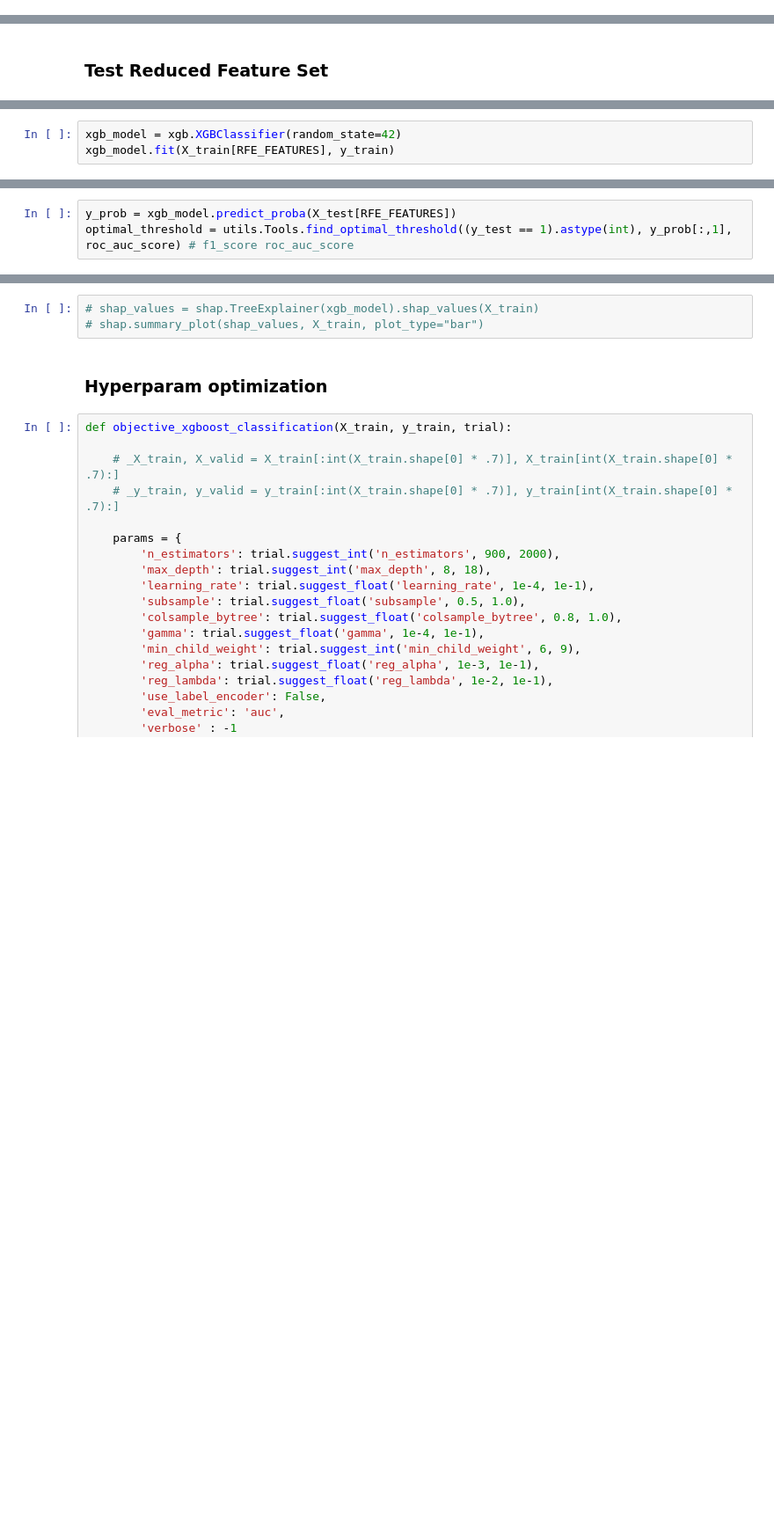
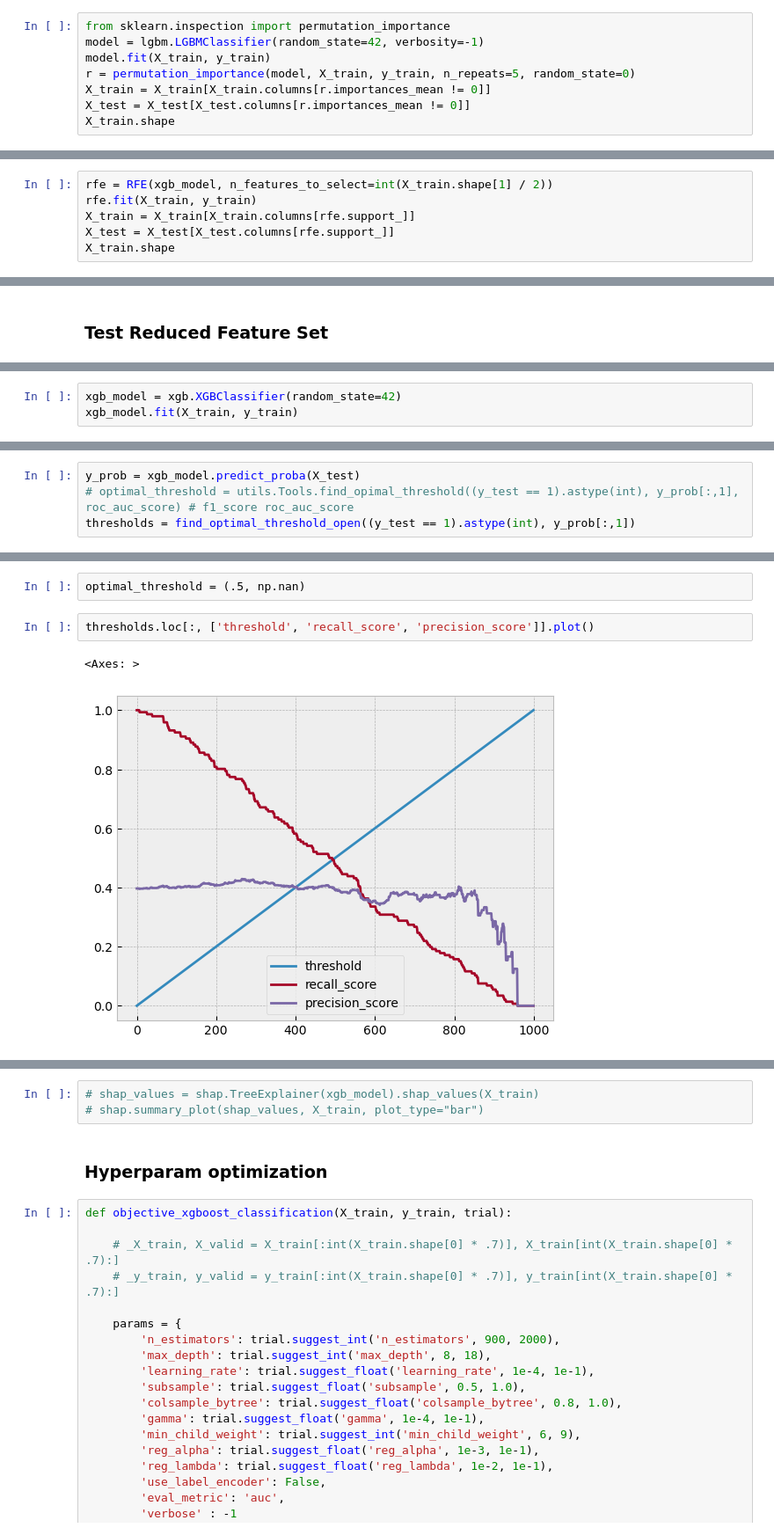
Before and after one commit to RobUngvari/dax-24-strat, a Jupyter notebook: proof_of_concept/[02] Feature Selection, Modeling, Hyperparameter tuning.ipynb, the cells around one changed output, grey strips where cells are left out. Shown: that part at 88% size. Saved outputs shown, nothing was run; the diff lists cells and outputs as text; blank space fills up the shorter version.

```diff
--- a/proof_of_concept/[02] Feature Selection, Modeling, Hyperparameter tuning.ipynb
+++ b/proof_of_concept/[02] Feature Selection, Modeling, Hyperparameter tuning.ipynb
@@ -211,0 +196,8 @@ X_train.shape
+# %%
+from sklearn.inspection import permutation_importance
+model = lgbm.LGBMClassifier(random_state=42, verbosity=-1)
+model.fit(X_train, y_train)
+r = permutation_importance(model, X_train, y_train, n_repeats=5, random_state=0)
+X_train = X_train[X_train.columns[r.importances_mean != 0]]
+X_test = X_test[X_test.columns[r.importances_mean != 0]]
+X_train.shape
@@ -211,0 +208,6 @@ X_train.shape
+# %%
+rfe = RFE(xgb_model, n_features_to_select=int(X_train.shape[1] / 2))
+rfe.fit(X_train, y_train)
+X_train = X_train[X_train.columns[rfe.support_]]
+X_test = X_test[X_test.columns[rfe.support_]]
+X_train.shape
@@ -447,3 +396,3 @@ RFE_FEATURES
 # %%
 xgb_model = xgb.XGBClassifier(random_state=42)
-xgb_model.fit(X_train[RFE_FEATURES], y_train)
+xgb_model.fit(X_train, y_train)
@@ -450,3 +411,4 @@ xgb_model.fit(X_train[RFE_FEATURES], y_train)
 # %%
-y_prob = xgb_model.predict_proba(X_test[RFE_FEATURES])
-optimal_threshold = utils.Tools.find_optimal_threshold((y_test == 1).astype(int), y_prob[:,1], roc_auc_score) # f1_score roc_auc_score
+y_prob = xgb_model.predict_proba(X_test)
+# optimal_threshold = utils.Tools.find_opimal_threshold((y_test == 1).astype(int), y_prob[:,1], roc_auc_score) # f1_score roc_auc_score
+thresholds = find_optimal_threshold_open((y_test == 1).astype(int), y_prob[:,1])
@@ -453,2 +431,9 @@ optimal_threshold = utils.Tools.find_optimal_threshold((y_test == 1).astype(int)
+# %%
+optimal_threshold = (.5, np.nan)
+# %%
+thresholds.loc[:, ['threshold', 'recall_score', 'precision_score']].plot()
+# %% [output]
+<Axes: >
+[figure, added]
 # %%
 utils.Tools.performance_report(y_test, y_prob, optimal_threshold)
```
Also changed, not shown: parts of 54 cells of this notebook, 2 other files.
